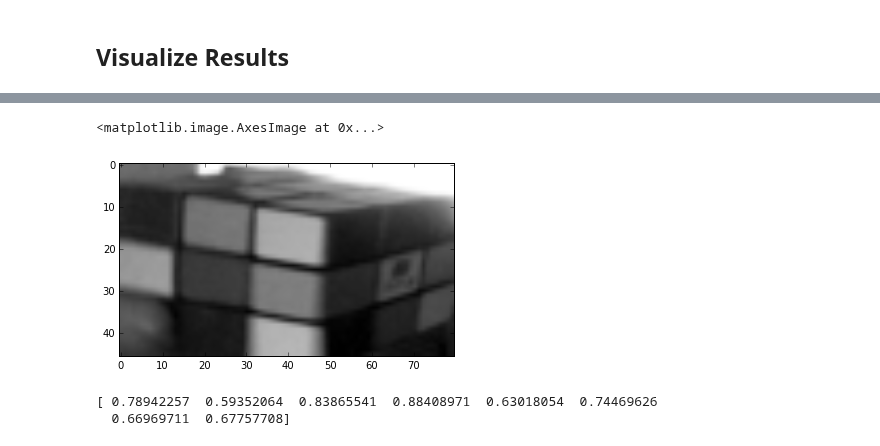
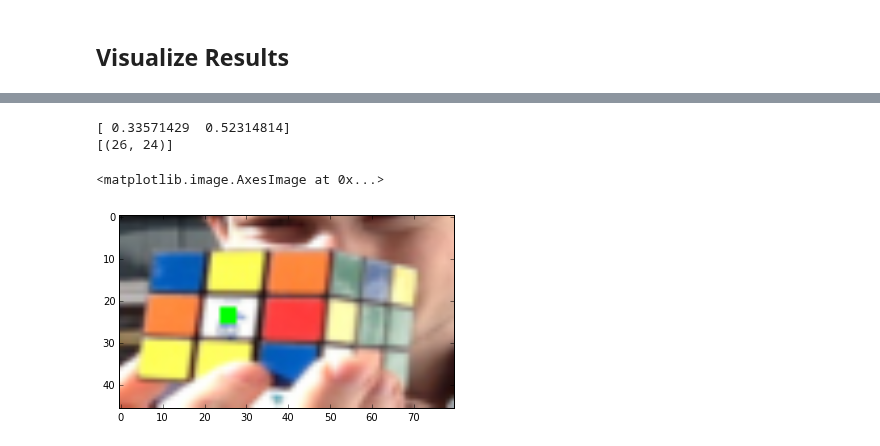
Before and after one commit to jayhack/ConvCube, a Jupyter notebook: HeatMap.ipynb, the cells around one changed output, grey strips where cells are left out. Saved outputs shown, nothing was run; the diff lists cells and outputs as text; code cells hidden in the pictures.

```diff
--- a/HeatMap.ipynb
+++ b/HeatMap.ipynb
@@ -115,13 +108,25 @@ y_pred = convnet.predict(X_val)
+# %%
+ix += 1
+img = X_val[ix,:,:,:].copy().transpose(1, 2, 0)
+from convcube.cv.keypoints import denormalize_points
+from convcube.cv.keypoints import array2tuples
+
+# pts = array2tuples(y_pred[ix,:])
+pts = y_val[ix,:]
+print pts
+pts = [[pts[0], pts[1]]]
+pts = denormalize_points(pts, img)
+print pts
+for pt in pts:
+    img[pt[1]-2:pt[1]+2, pt[0]-2:pt[0]+2, :]  = (0, 255, 0)
+plt.imshow(img[:,:,::-1], cmap=plt.cm.gray)
+# %% [output]
+[ 0.33571429  0.52314814]
+[(26, 24)]
+<matplotlib.image.AxesImage at 0x...>
+[figure, added]
 # %%
-img = X_val[10,:,:,:].copy().sum(axis=0)
+img = X_train[ix,:,:,:].copy()
+img = img.sum(axis=0)
 plt.imshow(img, cmap=plt.cm.gray)
+ix += 1
-# %% [output]
-<matplotlib.image.AxesImage at 0x...>
-[figure, removed]
-# %%
-
-pts = y_pred[10,:]
-print pts
-# %% [output]
-[ 0.78942257  0.59352064  0.83865541  0.88408971  0.63018054  0.74469626
-  0.66969711  0.67757708]
```
Also changed, not shown: parts of 8 cells of this notebook, 10 other files.
